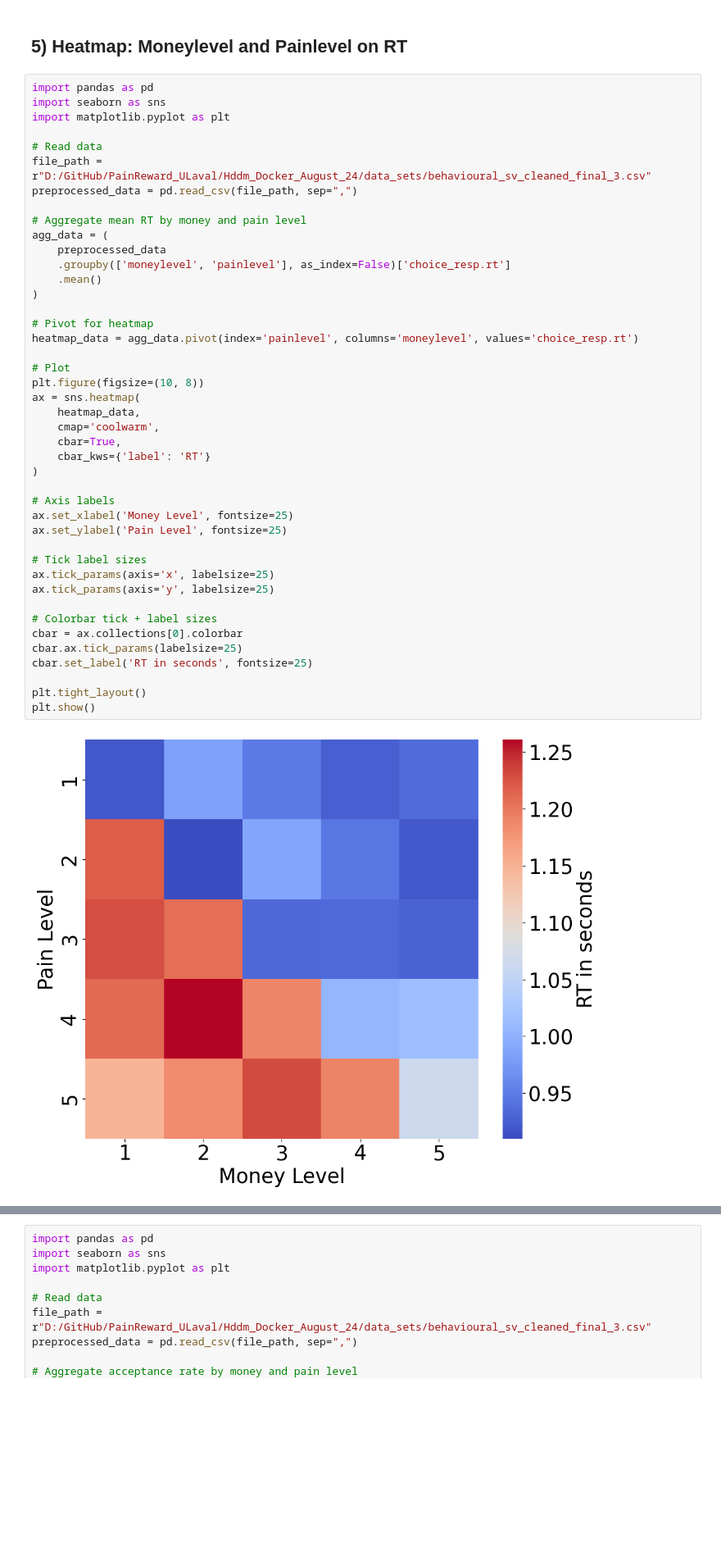
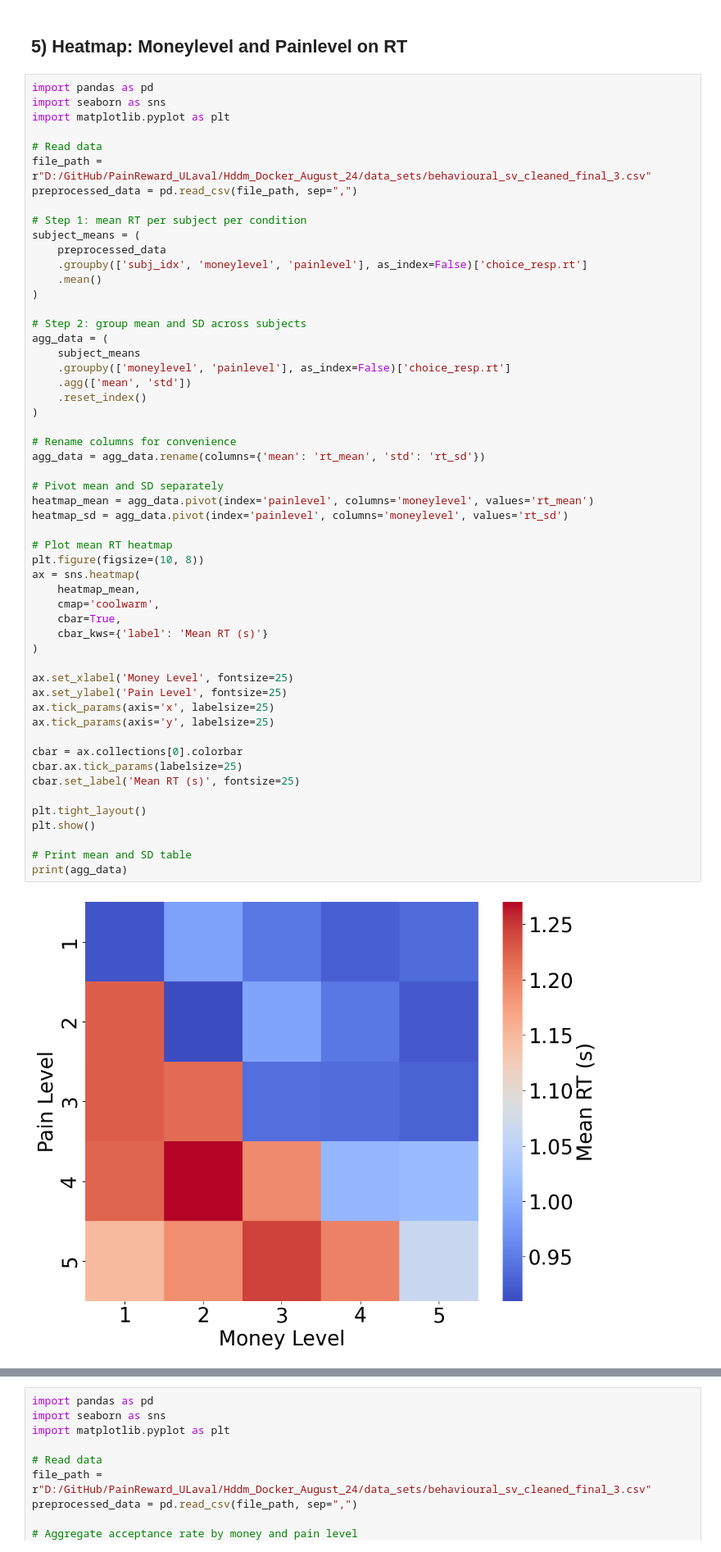
Before and after one commit to VeronikaWendler/PainReward, a Jupyter notebook: Initial_Preprocessing_and_Basic_Hddm/First_DataFrame_Prep.ipynb, the cells around one changed output, grey strips where cells are left out. Shown at 82% size. Cells and saved outputs as stored; diff of their text form; blank space fills up the shorter version.

```diff
--- a/Initial_Preprocessing_and_Basic_Hddm/First_DataFrame_Prep.ipynb
+++ b/Initial_Preprocessing_and_Basic_Hddm/First_DataFrame_Prep.ipynb
@@ -248,44 +248,55 @@ See the caveats in the documentation: https://pandas.pydata.org/pandas-docs/stab
 import pandas as pd
 import seaborn as sns
 import matplotlib.pyplot as plt
 
 # Read data
 file_path = r"D:/GitHub/PainReward_ULaval/Hddm_Docker_August_24/data_sets/behavioural_sv_cleaned_final_3.csv"
 preprocessed_data = pd.read_csv(file_path, sep=",")
 
-# Aggregate mean RT by money and pain level
-agg_data = (
+# Step 1: mean RT per subject per condition
+subject_means = (
     preprocessed_data
-    .groupby(['moneylevel', 'painlevel'], as_index=False)['choice_resp.rt']
+    .groupby(['subj_idx', 'moneylevel', 'painlevel'], as_index=False)['choice_resp.rt']
     .mean()
 )
 
-# Pivot for heatmap
-heatmap_data = agg_data.pivot(index='painlevel', columns='moneylevel', values='choice_resp.rt')
+# Step 2: group mean and SD across subjects
+agg_data = (
+    subject_means
+    .groupby(['moneylevel', 'painlevel'], as_index=False)['choice_resp.rt']
+    .agg(['mean', 'std'])
+    .reset_index()
+)
 
-# Plot
+# Rename columns for convenience
+agg_data = agg_data.rename(columns={'mean': 'rt_mean', 'std': 'rt_sd'})
+
+# Pivot mean and SD separately
+heatmap_mean = agg_data.pivot(index='painlevel', columns='moneylevel', values='rt_mean')
+heatmap_sd = agg_data.pivot(index='painlevel', columns='moneylevel', values='rt_sd')
+
+# Plot mean RT heatmap
 plt.figure(figsize=(10, 8))
 ax = sns.heatmap(
-    heatmap_data,
+    heatmap_mean,
     cmap='coolwarm',
     cbar=True,
-    cbar_kws={'label': 'RT'}
+    cbar_kws={'label': 'Mean RT (s)'}
 )
 
-# Axis labels
 ax.set_xlabel('Money Level', fontsize=25)
 ax.set_ylabel('Pain Level', fontsize=25)
-
-# Tick label sizes
 ax.tick_params(axis='x', labelsize=25)
 ax.tick_params(axis='y', labelsize=25)
 
-# Colorbar tick + label sizes
 cbar = ax.collections[0].colorbar
 cbar.ax.tick_params(labelsize=25)
-cbar.set_label('RT in seconds', fontsize=25)
+cbar.set_label('Mean RT (s)', fontsize=25)
 
 plt.tight_layout()
 plt.show()
+
+# Print mean and SD table
+print(agg_data)
 # %% [output]
-[figure, old version]
+[figure, new version]
```
Also changed, not shown: parts of 3 cells of this notebook, 39 other files.
